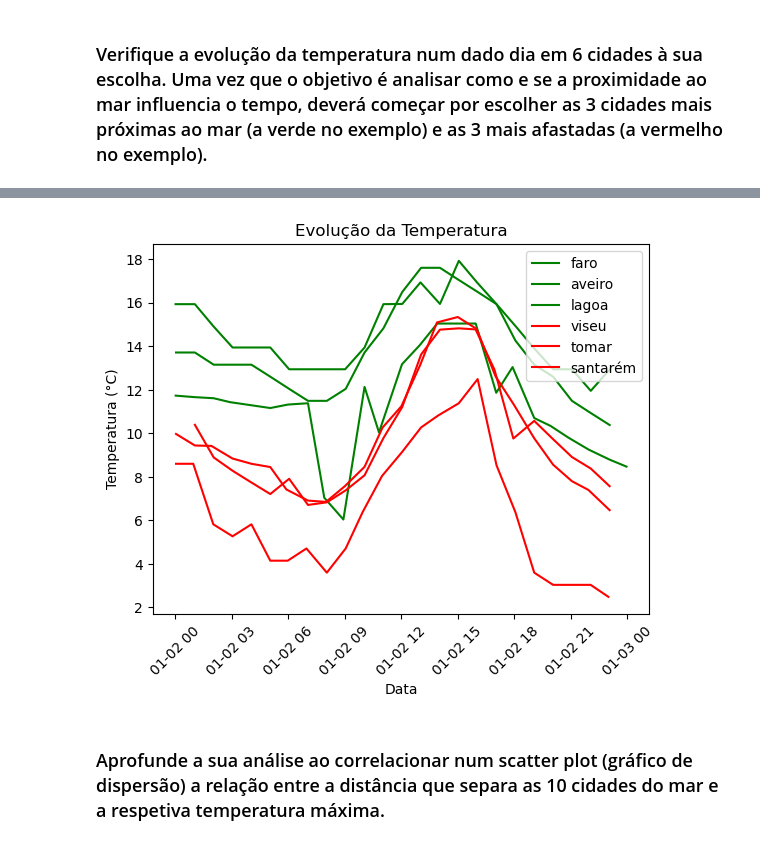
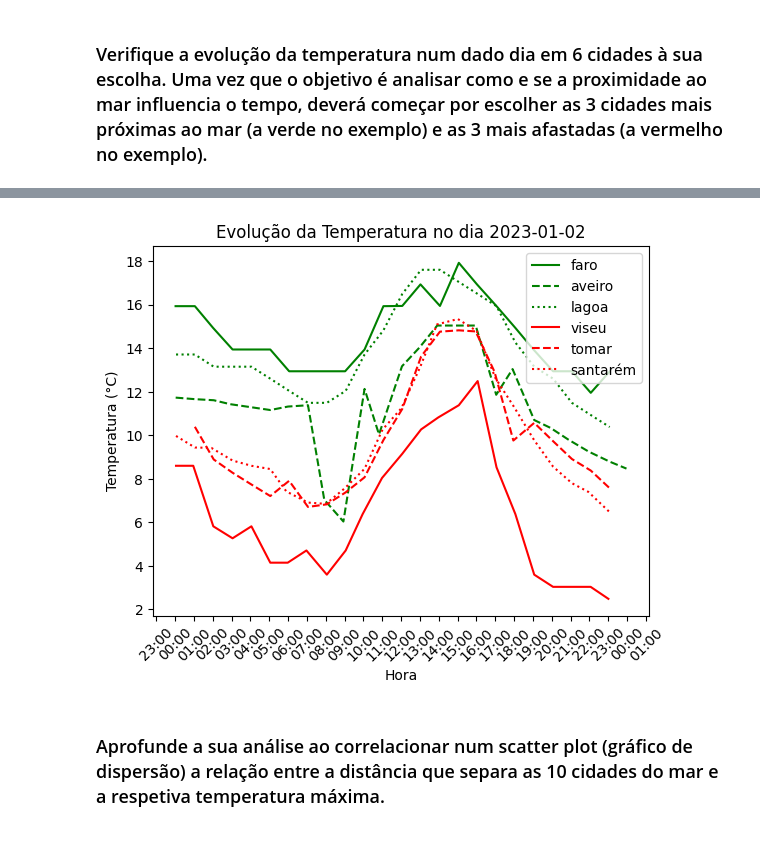
Before and after one commit to PaivaX/Big_data_IPT, a Jupyter notebook: project1.ipynb, the cells around one changed output, grey strips where cells are left out. Saved outputs shown, nothing was run; the diff lists cells and outputs as text; code cells hidden in the pictures.

```diff
--- a/project1.ipynb
+++ b/project1.ipynb
@@ -332,0 +346,19 @@ plt.show()
+# %%
+distance_from_sea = {
+    'caldas da rainha': 8.81,
+    'viseu': 68.49,
+    'coimbra': 38.97,
+    'leiria': 17.38,
+    'tomar': 56.38,
+    'santarém': 49.48,
+    'aveiro': 8,
+    'soure': 21.29,
+    'odemira': 14.3,
+    'lagoa': 0,
+    'faro': 5
+}
+
+for i, city in enumerate(cities_df.city):
+    cities_df.at[i, 'dist_from_sea_km'] = distance_from_sea[city]
+
+cities_df
@@ -333,33 +378,35 @@ plt.show()
 # %%
 #Verde
 city = 'faro'
 city2 = 'aveiro'
 city3 = 'lagoa'
 #vermelho
 city4 = 'viseu'
 city5 = 'tomar'
 city6 = 'santarém'
 
 #data
 start_date = '2023-01-02'
 end_date = '2023-01-02'
 
 cities = [city, city2, city3, city4, city5, city6]
 df_filtered_list = []
-colors = ['g', 'g', 'g', 'r', 'r', 'r']
+colors = ['g', 'g--', 'g:', 'r', 'r--', 'r:']
 
 for i, city in enumerate(cities):
     df_filtered = df[(df['city'] == city) & (df['Date'] >= start_date) & (df['Date'] <= end_date)]
-    plt.plot(df_filtered['datetime'], df_filtered['temp_celcius'], color=colors[i], label=city)
+    plt.plot(df_filtered['datetime'], df_filtered['temp_celcius'], colors[i], label=city)
 
+plt.gca().xaxis.set_major_formatter(mdates.DateFormatter("%H:%M"))
+plt.gca().xaxis.set_major_locator(mdates.HourLocator())
 plt.legend()
-plt.xlabel('Data')
+plt.xlabel('Hora')
 plt.ylabel('Temperatura (°C)')
-plt.title(f'Evolução da Temperatura')
+plt.title(f'Evolução da Temperatura no dia {start_date}')
 plt.xticks(rotation=45)
 plt.show()
 # %% [output]
-[figure, old version]
+[figure, new version]
 # %% [markdown]
 ### Aprofunde a sua análise ao correlacionar num scatter plot (gráfico de dispersão) a relação entre a distância que separa as 10 cidades do mar e a respetiva temperatura máxima.
 # %%
```
Also changed, not shown: parts of 11 cells of this notebook.
